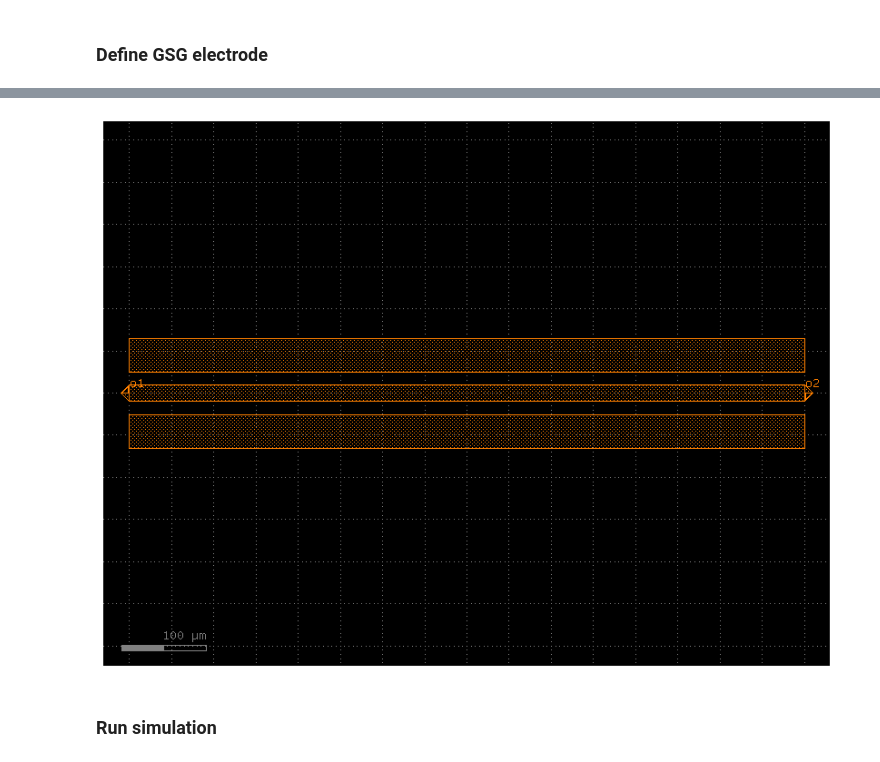
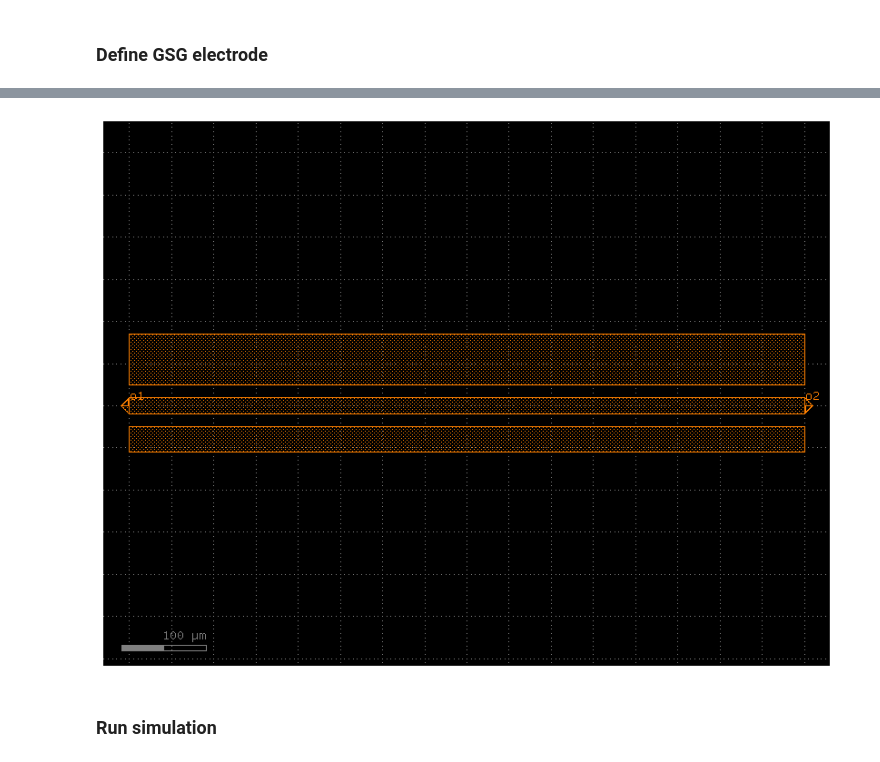
Before and after one commit to gdsfactory/gsim, a Jupyter notebook: nbs/palace_2d_cpw.ipynb, the cells around one changed output, grey strips where cells are left out. Drawn from its saved outputs; the diff is of its cells as text; code cells hidden in the pictures.

```diff
--- a/nbs/palace_2d_cpw.ipynb
+++ b/nbs/palace_2d_cpw.ipynb
@@ -93,8 +93,8 @@ c = gsg_electrode(
     length=800,
     s_width=20,
     g_width=40,
-    g_width_top=40,
-    g_width_bottom=40,
+    g_width_top=60,
+    g_width_bottom=30,
     gap_width_top=15,
     gap_width_bottom=15,
 )
@@ -106,4 +105,4 @@ WARNING:2026-07-07 17:56:18,410:jax._src.xla_bridge:852: An NVIDIA GPU may be pr
-[figure, old version]
+[figure, new version]
 # %% [markdown]
 ### Run simulation
 # %%
```
Also changed, not shown: parts of 3 cells of this notebook, 2 other files.
